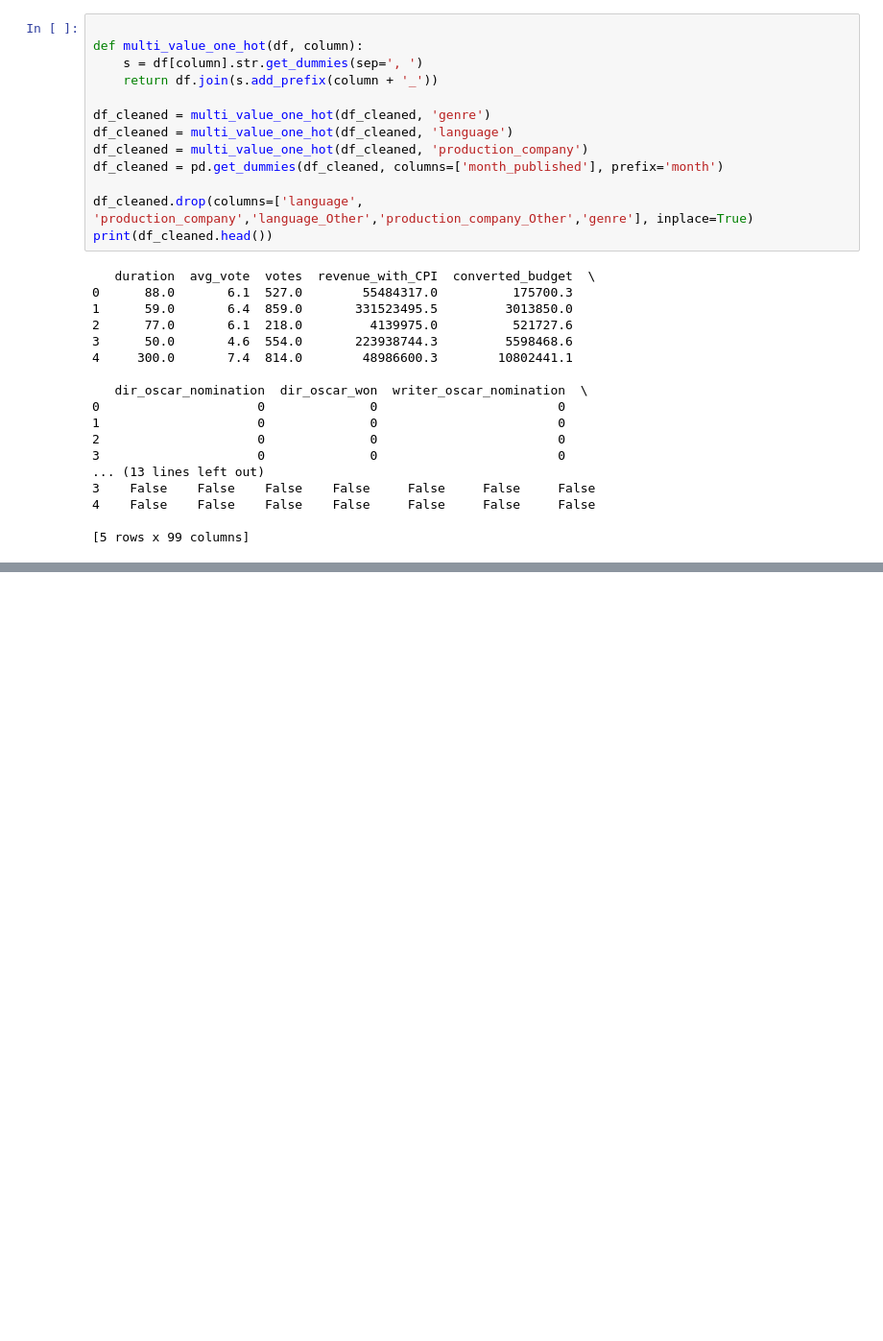
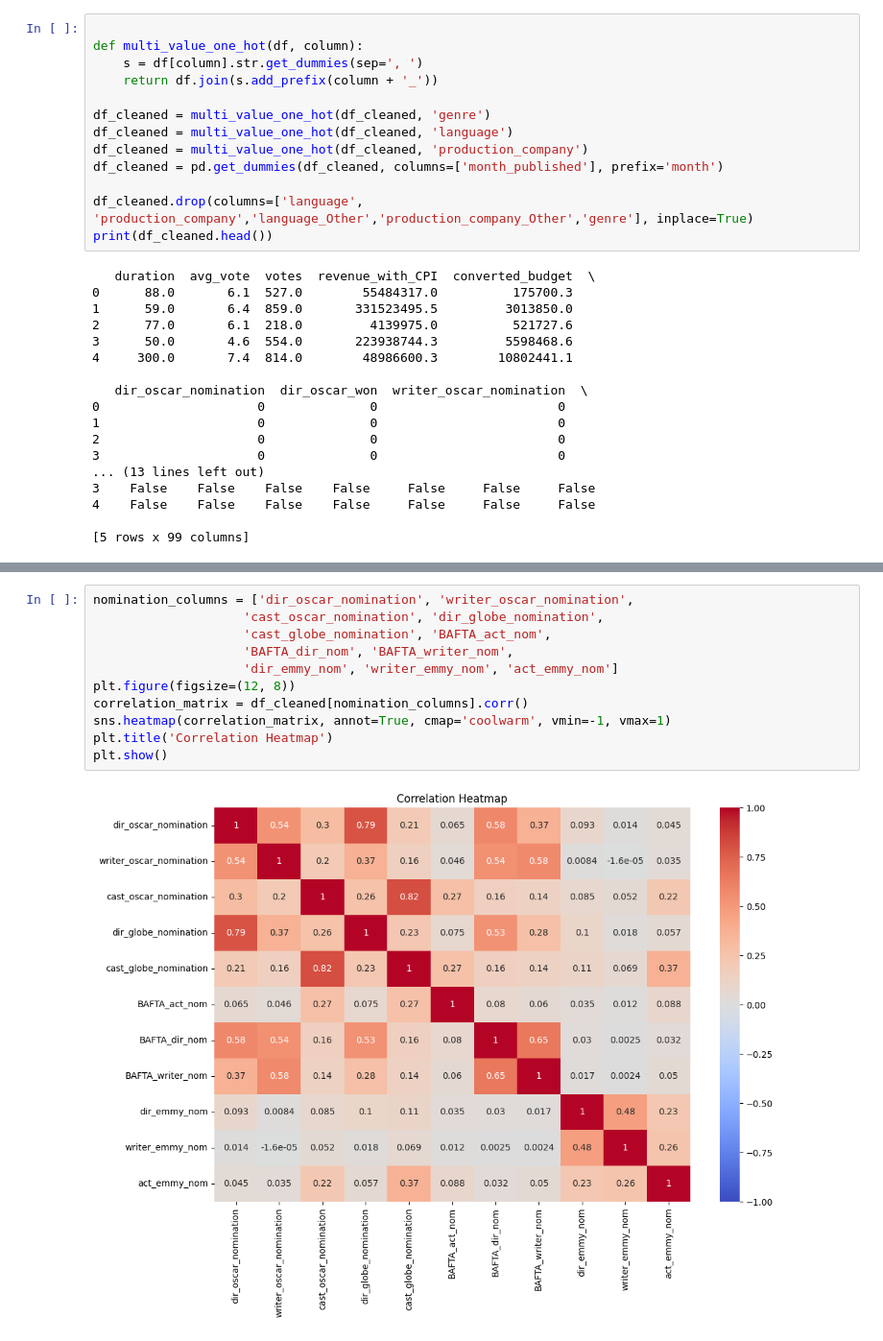
Before and after one commit to AndreaRuggieri/DMML, a Jupyter notebook: final_project/preprocessing/data_preprocessing.ipynb, the cells around one changed output, grey strips where cells are left out. Shown at 96% size. Saved outputs shown, nothing was run; the diff lists cells and outputs as text; blank space fills up the shorter version.

```diff
--- a/final_project/preprocessing/data_preprocessing.ipynb
+++ b/final_project/preprocessing/data_preprocessing.ipynb
@@ -641,0 +712,13 @@ df_cleaned.to_csv('../dataset/preprocessed_dataset.csv', index=False)
+# %%
+nomination_columns = ['dir_oscar_nomination', 'writer_oscar_nomination',
+                    'cast_oscar_nomination', 'dir_globe_nomination',
+                    'cast_globe_nomination', 'BAFTA_act_nom',
+                    'BAFTA_dir_nom', 'BAFTA_writer_nom',
+                    'dir_emmy_nom', 'writer_emmy_nom', 'act_emmy_nom']
+plt.figure(figsize=(12, 8))
+correlation_matrix = df_cleaned[nomination_columns].corr()
+sns.heatmap(correlation_matrix, annot=True, cmap='coolwarm', vmin=-1, vmax=1)
+plt.title('Correlation Heatmap')
+plt.show()
+# %% [output]
+[figure, added]
```
Also changed, not shown: parts of 12 cells of this notebook, 1 other file.
